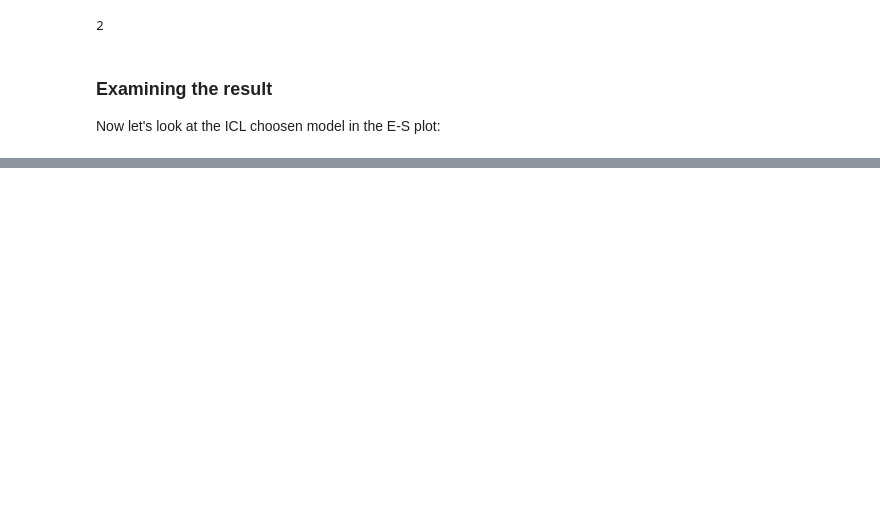
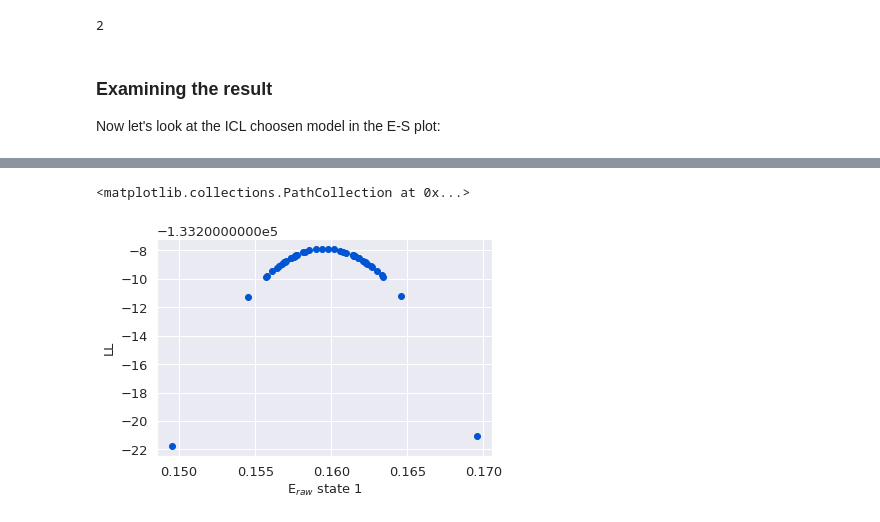
Before and after one commit to harripd/burstH2MM, a Jupyter notebook: docs/source/notebooks/How-To-Error-Evaluation.ipynb, the cells around one changed output, grey strips where cells are left out. Cells and saved outputs as stored; diff of their text form; code cells hidden in the pictures; blank space fills up the shorter version.

```diff
--- a/docs/source/notebooks/How-To-Error-Evaluation.ipynb
+++ b/docs/source/notebooks/How-To-Error-Evaluation.ipynb
@@ -278,0 +615,5 @@ plt.axhline(bdata.models[3].loglik-0.5)
+# %%
+bhm.ll_E_scatter(bdata.models[2],1, rng_only=False)
+# %% [output]
+<matplotlib.collections.PathCollection at 0x...>
+[figure, added]
```
Also changed, not shown: parts of 103 cells of this notebook, 28 other files.
